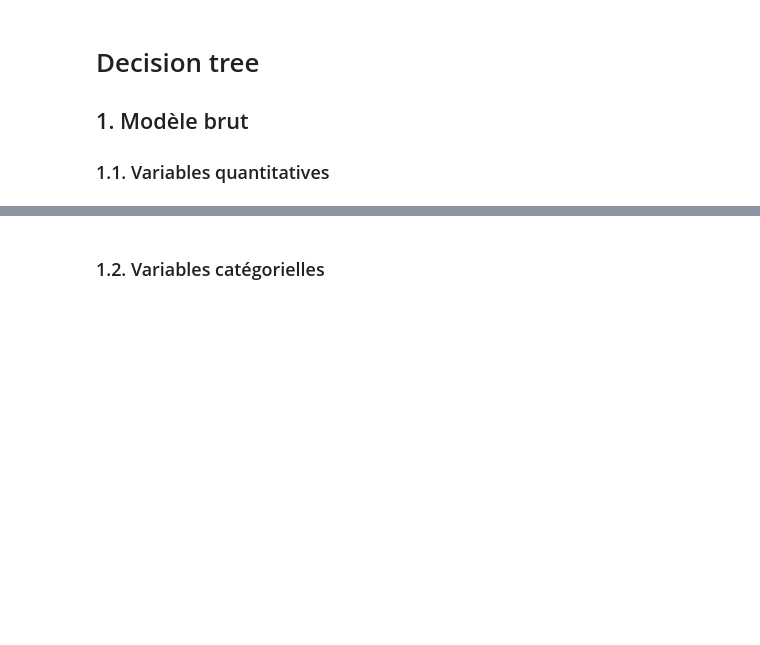
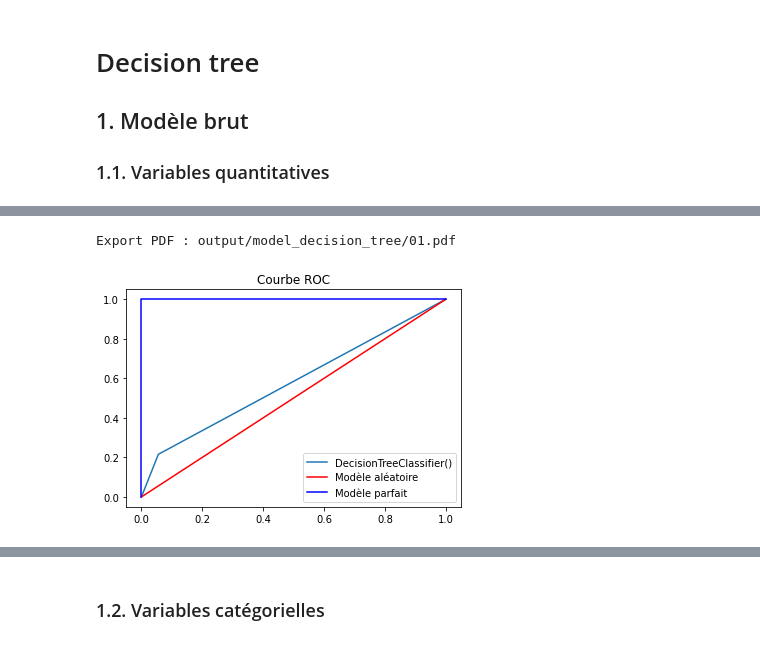
Before and after one commit to baptiste-pasquier/statapp, a Jupyter notebook: model_decision_tree.ipynb, the cells around one changed output, grey strips where cells are left out. Saved outputs shown, nothing was run; the diff lists cells and outputs as text; code cells hidden in the pictures; blank space fills up the shorter version.

```diff
--- a/model_decision_tree.ipynb
+++ b/model_decision_tree.ipynb
@@ -36,4 +84,7 @@ m.show_metrics_score()
 # %%
-m.show_ROC()
+m.show_ROC(pdf=pdf)
+# %% [output]
+Export PDF : output/model_decision_tree/01.pdf
+[figure, added]
 # %%
 m.show_attributes()
```
Also changed, not shown: parts of 64 cells of this notebook, 41 other files.
